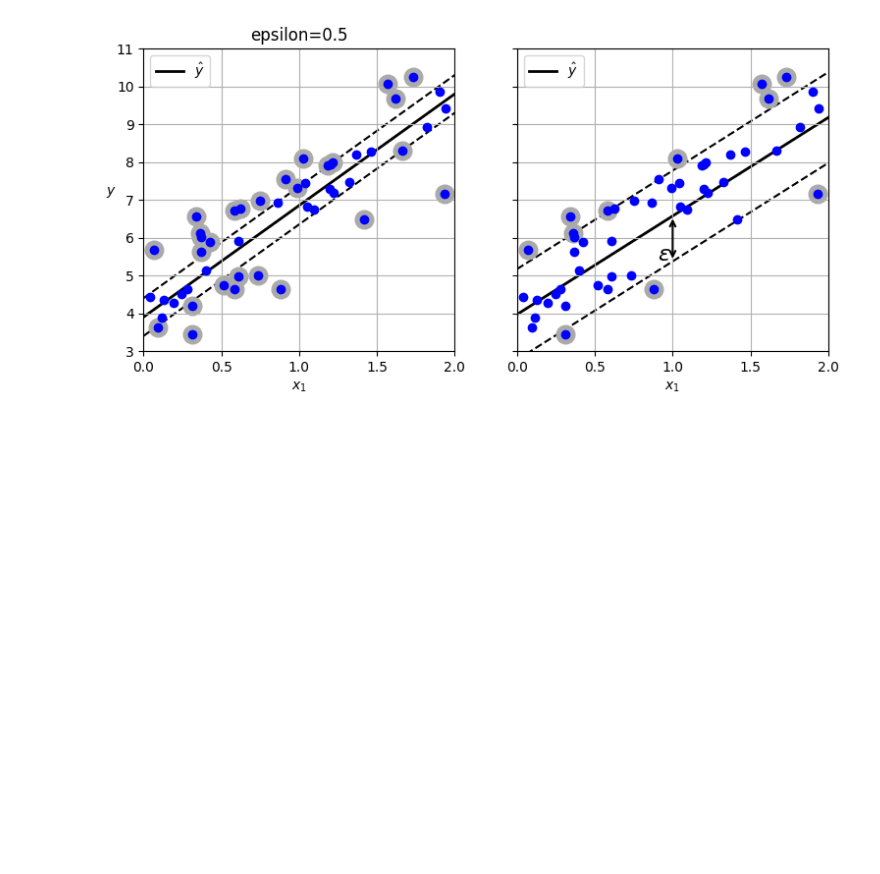
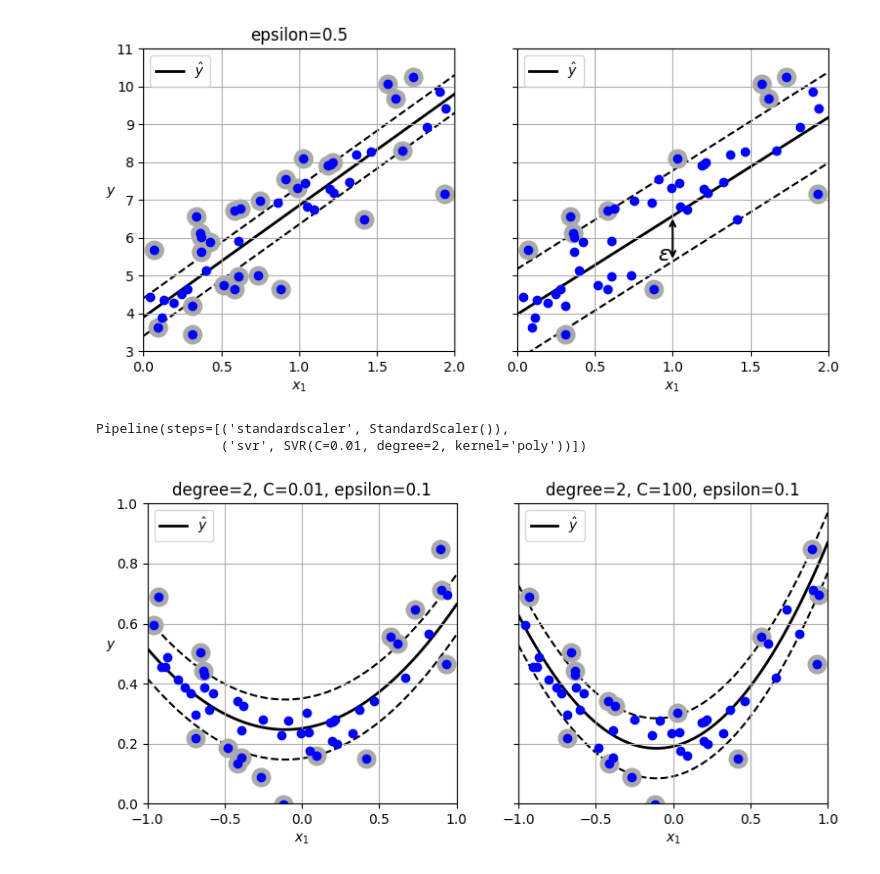
Before and after one commit to sunodmongia/SVM, a Jupyter notebook: svm.ipynb, the cells around one changed output. Drawn from its saved outputs; the diff is of its cells as text; code cells hidden in the pictures; blank space fills up the shorter version.

Commit message:
Polynomial SVR Graph

```diff
--- a/svm.ipynb
+++ b/svm.ipynb
@@ -528,3 +528,51 @@ plt.grid()
 plt.show()
 # %% [output]
 [figure]
+# %%
+from sklearn.svm import SVR
+
+np.random.seed(42)
+X = 2 * np.random.rand(50, 1) - 1
+y = 0.2 + 0.1 * X[:, 0] + 0.5 * X[:, 0] ** 2 + np.random.randn(50) / 10
+
+svm_poly_reg = make_pipeline(
+    StandardScaler(),
+    SVR(kernel='poly', degree=2, C=0.01, epsilon=0.1)
+)
+
+svm_poly_reg.fit(X, y)
+# %% [output]
+Pipeline(steps=[('standardscaler', StandardScaler()),
+                ('svr', SVR(C=0.01, degree=2, kernel='poly'))])
+# %%
+svm_poly_reg2 = make_pipeline(StandardScaler(), SVR(kernel="poly", degree=2, C=100))
+
+svm_poly_reg2.fit(X, y)
+
+svm_poly_reg._support = find_support_vector(svm_poly_reg, X, y)
+svm_poly_reg2._support = find_support_vector(svm_poly_reg2, X, y)
+
+fig, axes = plt.subplots(ncols=2, figsize=(9, 4), sharey=True)
+
+plt.sca(axes[0])
+plot_svm_regression(svm_poly_reg, X, y, [-1, 1, 0, 1])
+plt.title(
+    f"degree={svm_poly_reg[-1].degree}, "
+    f"C={svm_poly_reg[-1].C}, "
+    f"epsilon={svm_poly_reg[-1].epsilon}"
+)
+plt.ylabel("$y$", rotation=0)
+plt.grid()
+
+plt.sca(axes[1])
+plot_svm_regression(svm_poly_reg2, X, y, [-1, 1, 0, 1])
+plt.title(
+    f"degree={svm_poly_reg2[-1].degree}, "
+    f"C={svm_poly_reg2[-1].C}, "
+    f"epsilon={svm_poly_reg2[-1].epsilon}"
+)
+plt.grid()
+
+plt.show()
+# %% [output]
+[figure, added]
```
